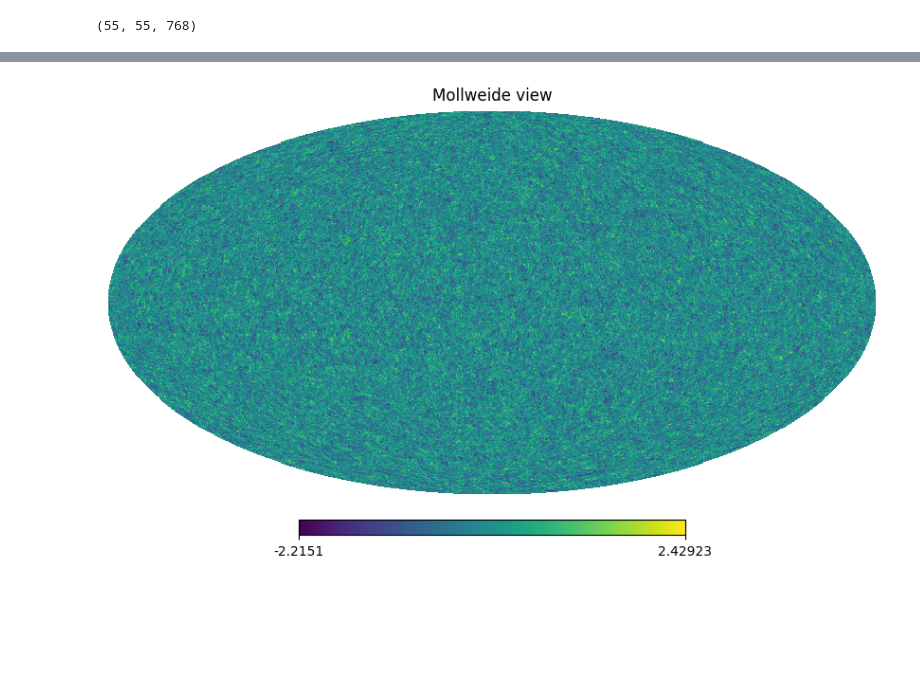
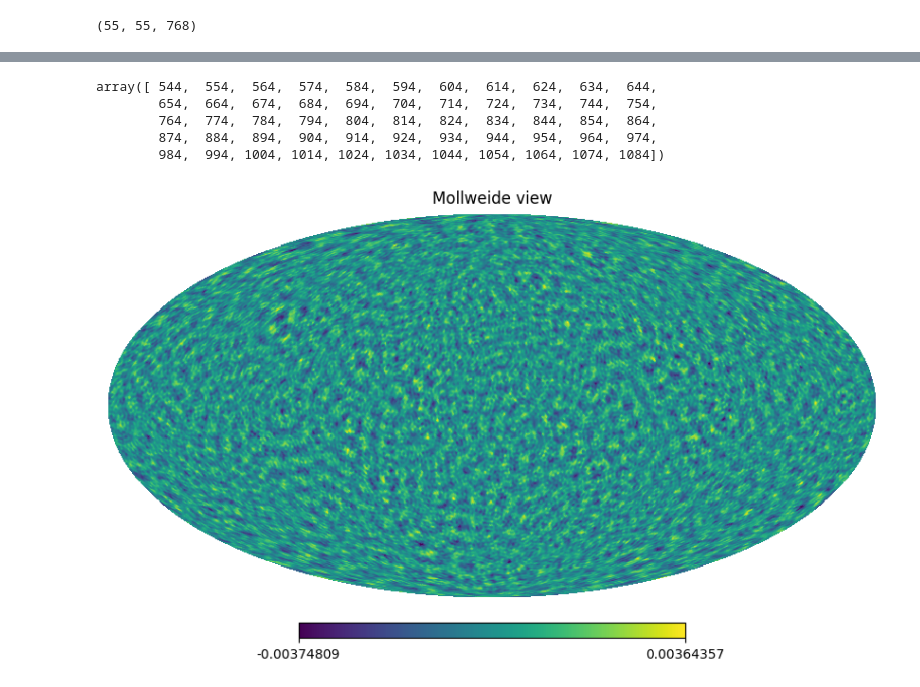
Before and after one commit to urwa99/MASS_Thesis, a Jupyter notebook: HI/correlate.ipynb, the cells around one changed output, grey strips where cells are left out. Saved outputs shown, nothing was run; the diff lists cells and outputs as text; code cells hidden in the pictures; blank space fills up the shorter version.

```diff
--- a/HI/correlate.ipynb
+++ b/HI/correlate.ipynb
@@ -112,4 +175,12 @@ plt.plot(ells,cov[:,0,3])
+# %%
+freqs
+# %% [output]
+array([ 544,  554,  564,  574,  584,  594,  604,  614,  624,  634,  644,
+        654,  664,  674,  684,  694,  704,  714,  724,  734,  744,  754,
+        764,  774,  784,  794,  804,  814,  824,  834,  844,  854,  864,
+        874,  884,  894,  904,  914,  924,  934,  944,  954,  964,  974,
+        984,  994, 1004, 1014, 1024, 1034, 1044, 1054, 1064, 1074, 1084])
 # %%
-hp.mollview(hp.synfast(cls_full[0,3,:], nside))
+hp.mollview(hp.synfast(cls_full[30,30,:], nside))
 # %% [output]
-[figure, old version]
+[figure, new version]
```
Also changed, not shown: parts of 5 cells of this notebook.
